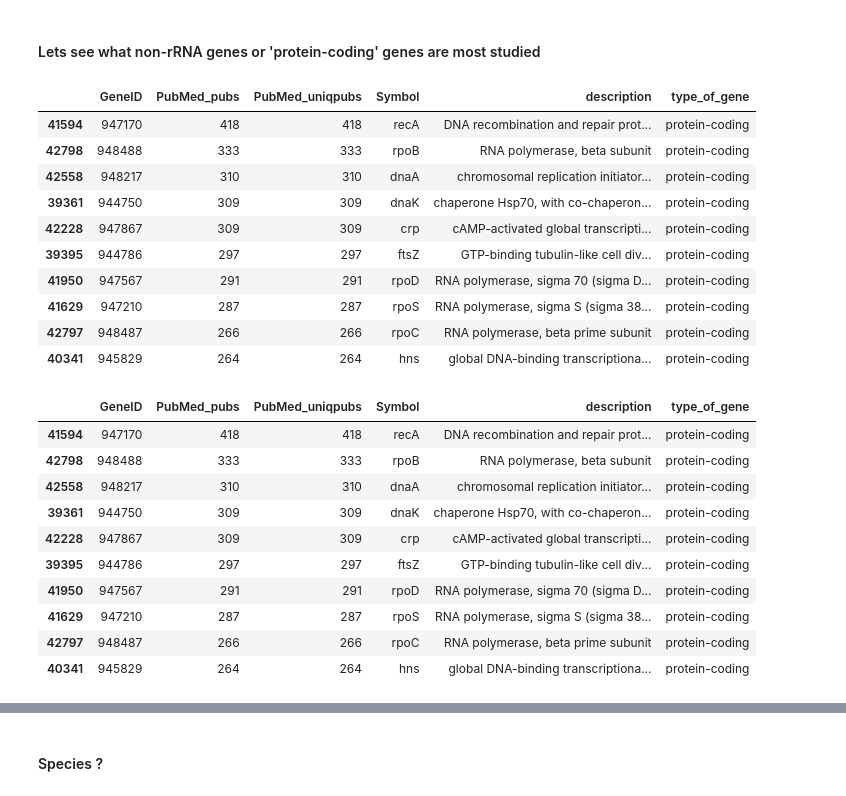
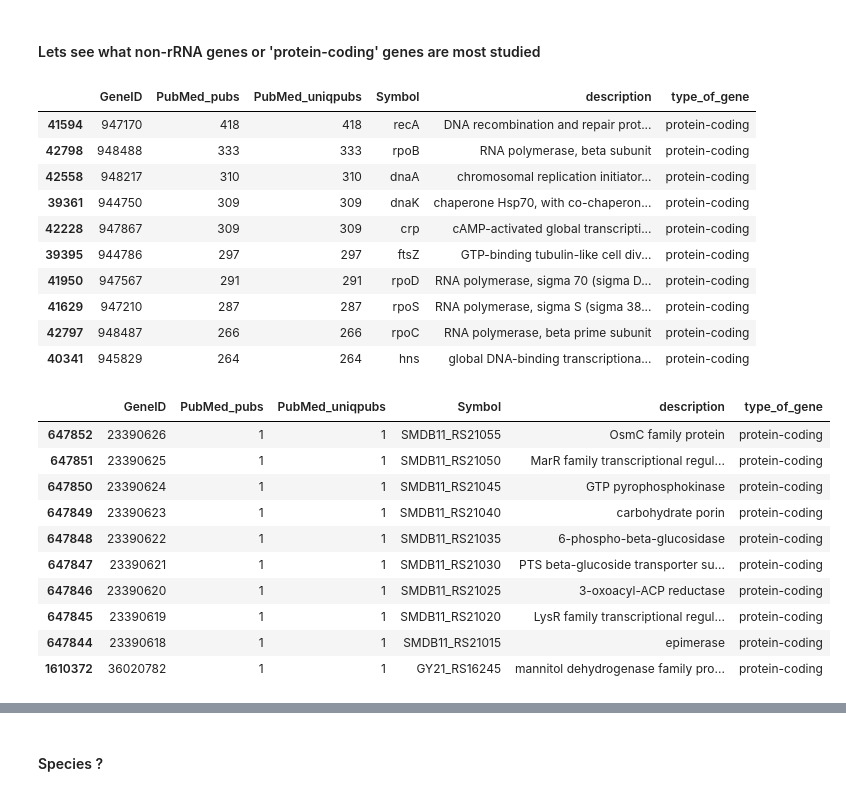
Before and after one commit to nsarode/popular_gene_prok, a Jupyter notebook: Bacteria.ipynb, the cells around one changed output, grey strips where cells are left out. Saved outputs shown, nothing was run; the diff lists cells and outputs as text; code cells hidden in the pictures.

```diff
--- a/Bacteria.ipynb
+++ b/Bacteria.ipynb
@@ -39,16 +92,21 @@ txidtest = txidOnly[0:10000]
 # %%
-import sqlite3
-con = sqlite3.connect("NameNode.sqlite")
-Dummymaster = pd.DataFrame(columns=("species","genus","family","order","class","phylum","superkingdom","norank"))
-count = 0
-#txidtest = txidOnly[4948:5000]
-#for tid in txidtest:
-for tid in txidOnly:
-    ntid = int(tid)
-
-    #print(tid)
-    df = pd.read_sql_query("SELECT tax_id, name_txt,parent_tax_id, rank FROM NcbiNameNode WHERE tax_id == ? AND name_class == 'scientific name'", con=con, params = (ntid,))
-    if df.size == 0:
-        print(str(tid) + " check !!")
-        count += 1
-        continue
+# import sqlite3
+# con = sqlite3.connect("NameNode.sqlite")
+# cursor = con.cursor()
+#
+# undetected = []
+# Dummymaster = pd.DataFrame(columns=("species","genus","family","order","class","phylum","superkingdom","norank"))
+# count = 0
+# #txidtest = txidOnly[4948:5000]
+# #for tid in txidtest:
+# for tid in txidOnly:
+#   ntid = int(tid)
+#
+# #print(tid)
+# df = pd.read_sql_query("SELECT tax_id, name_txt,parent_tax_id, rank FROM NcbiNameNode WHERE tax_id == ? AND name_class == 'scientific name'", con=con, params = (ntid,))
+# if df.size == 0:
+#   #print(str(tid) + " check !!")
+#   undetected.append(tid)
+# count += 1
+# continue
+# print(str(count) + " number of tax_ids not found in database")
@@ -150,6 +195,6 @@ BacteriaOnly.shape
 # %%
 # pd.merge(df1, df2, on='column_name', how='inner')
-BacteriaG2p= pd.merge(BacteriaOnly,gene2pubmed, left_on='taxid', right_on='tax_id', how='inner')
+BacteriaG2p= pd.merge(BacteriaOnly,gene2pubmed, left_on=['taxid'], right_on='tax_id', how='inner')
 BacteriaG2p = BacteriaG2p.drop(['taxid'], axis = 1)
 BacteriaG2p.head()
 BacteriaG2p.shape
@@ -176,4 +228,4 @@ geneinfo.head()
 # %%
-BacteriaG2p_geneinfo = pd.merge(BacteriaG2p,geneinfo, left_on='GeneID', right_on='GeneID', how='inner')
+BacteriaG2p_geneinfo = pd.merge(BacteriaG2p,geneinfo[['GeneID','Symbol','description','type_of_gene']], left_on='GeneID', right_on='GeneID', how='inner')
 BacteriaG2p_geneinfo.shape
 # %% [output]
@@ -255,37 +294,37 @@ array(['protein-coding', 'other', 'rRNA', 'pseudo', 'ncRNA', 'tRNA',
 # %%
 BacteriaG2p_gene_gp_pubmedCount2_coding = pd.merge(BacteriaG2p_gene_gp_pubmedCount, BacteriaG2p_geneinfo[['GeneID','Symbol','description','type_of_gene']], on= 'GeneID', how='left')
 # subset protein-coding only
 # df.loc[df['column_name'] == some_value]
 BacteriaG2p_gene_gp_pubmedCount2_coding = BacteriaG2p_gene_gp_pubmedCount2_coding.loc[BacteriaG2p_gene_gp_pubmedCount2_coding['type_of_gene'] == 'protein-coding']
 BacteriaG2p_gene_gp_pubmedCount2_coding = BacteriaG2p_gene_gp_pubmedCount2_coding.drop_duplicates()
 BacteriaG2p_gene_gp_pubmedCount2_coding = BacteriaG2p_gene_gp_pubmedCount2_coding.reset_index(drop=True)
 
-BacteriaG2p_gene_gp_pubmedCount2_coding.sort_values('PubMed_pubs', ascending=False).head(n=10)
+#BacteriaG2p_gene_gp_pubmedCount2_coding.sort_values('PubMed_pubs', ascending=False).head(n=10)
 BacteriaG2p_gene_gp_pubmedCount2_coding.sort_values('PubMed_uniqpubs', ascending=False).head(n=10)
 
 
-BacteriaG2p_gene_gp_pubmedCount2_coding.sort_values('PubMed_pubs', ascending=False).tail(n=10)
+#BacteriaG2p_gene_gp_pubmedCount2_coding.sort_values('PubMed_pubs', ascending=False).tail(n=10)
 BacteriaG2p_gene_gp_pubmedCount2_coding.sort_values('PubMed_uniqpubs', ascending=False).tail(n=10)
 # %% [output]
 |  | GeneID | PubMed_pubs | PubMed_uniqpubs | Symbol | description | type_of_gene |
 | 41594 | 947170 | 418 | 418 | recA | DNA recombination and repair prot... | protein-coding |
 | 42798 | 948488 | 333 | 333 | rpoB | RNA polymerase, beta subunit | protein-coding |
 | 42558 | 948217 | 310 | 310 | dnaA | chromosomal replication initiator... | protein-coding |
 | 39361 | 944750 | 309 | 309 | dnaK | chaperone Hsp70, with co-chaperon... | protein-coding |
 | 42228 | 947867 | 309 | 309 | crp | cAMP-activated global transcripti... | protein-coding |
 | 39395 | 944786 | 297 | 297 | ftsZ | GTP-binding tubulin-like cell div... | protein-coding |
 | 41950 | 947567 | 291 | 291 | rpoD | RNA polymerase, sigma 70 (sigma D... | protein-coding |
 | 41629 | 947210 | 287 | 287 | rpoS | RNA polymerase, sigma S (sigma 38... | protein-coding |
 | 42797 | 948487 | 266 | 266 | rpoC | RNA polymerase, beta prime subunit | protein-coding |
 | 40341 | 945829 | 264 | 264 | hns | global DNA-binding transcriptiona... | protein-coding |
 |  | GeneID | PubMed_pubs | PubMed_uniqpubs | Symbol | description | type_of_gene |
-| 41594 | 947170 | 418 | 418 | recA | DNA recombination and repair prot... | protein-coding |
-| 42798 | 948488 | 333 | 333 | rpoB | RNA polymerase, beta subunit | protein-coding |
-| 42558 | 948217 | 310 | 310 | dnaA | chromosomal replication initiator... | protein-coding |
-| 39361 | 944750 | 309 | 309 | dnaK | chaperone Hsp70, with co-chaperon... | protein-coding |
-| 42228 | 947867 | 309 | 309 | crp | cAMP-activated global transcripti... | protein-coding |
-| 39395 | 944786 | 297 | 297 | ftsZ | GTP-binding tubulin-like cell div... | protein-coding |
-| 41950 | 947567 | 291 | 291 | rpoD | RNA polymerase, sigma 70 (sigma D... | protein-coding |
-| 41629 | 947210 | 287 | 287 | rpoS | RNA polymerase, sigma S (sigma 38... | protein-coding |
-| 42797 | 948487 | 266 | 266 | rpoC | RNA polymerase, beta prime subunit | protein-coding |
-| 40341 | 945829 | 264 | 264 | hns | global DNA-binding transcriptiona... | protein-coding |
+| 647852 | 23390626 | 1 | 1 | SMDB11_RS21055 | OsmC family protein | protein-coding |
+| 647851 | 23390625 | 1 | 1 | SMDB11_RS21050 | MarR family transcriptional regul... | protein-coding |
+| 647850 | 23390624 | 1 | 1 | SMDB11_RS21045 | GTP pyrophosphokinase | protein-coding |
+| 647849 | 23390623 | 1 | 1 | SMDB11_RS21040 | carbohydrate porin | protein-coding |
+| 647848 | 23390622 | 1 | 1 | SMDB11_RS21035 | 6-phospho-beta-glucosidase | protein-coding |
+| 647847 | 23390621 | 1 | 1 | SMDB11_RS21030 | PTS beta-glucoside transporter su... | protein-coding |
+| 647846 | 23390620 | 1 | 1 | SMDB11_RS21025 | 3-oxoacyl-ACP reductase | protein-coding |
+| 647845 | 23390619 | 1 | 1 | SMDB11_RS21020 | LysR family transcriptional regul... | protein-coding |
+| 647844 | 23390618 | 1 | 1 | SMDB11_RS21015 | epimerase | protein-coding |
+| 1610372 | 36020782 | 1 | 1 | GY21_RS16245 | mannitol dehydrogenase family pro... | protein-coding |
```
Also changed, not shown: parts of 28 cells of this notebook.
